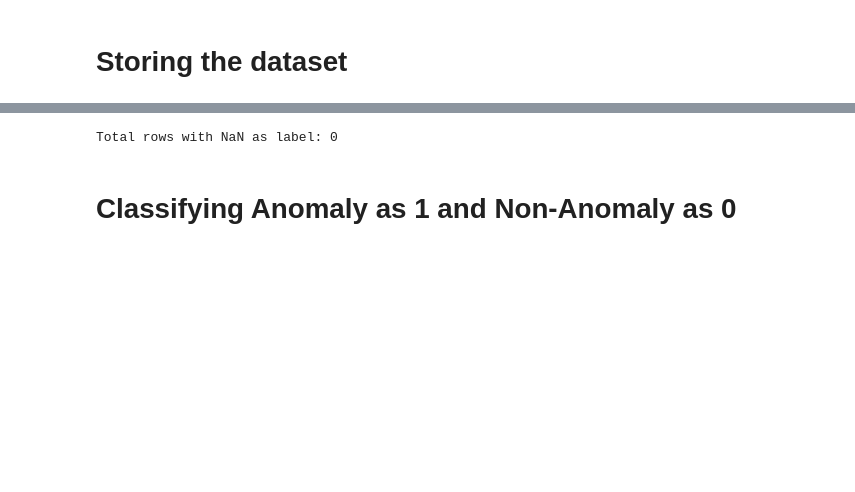
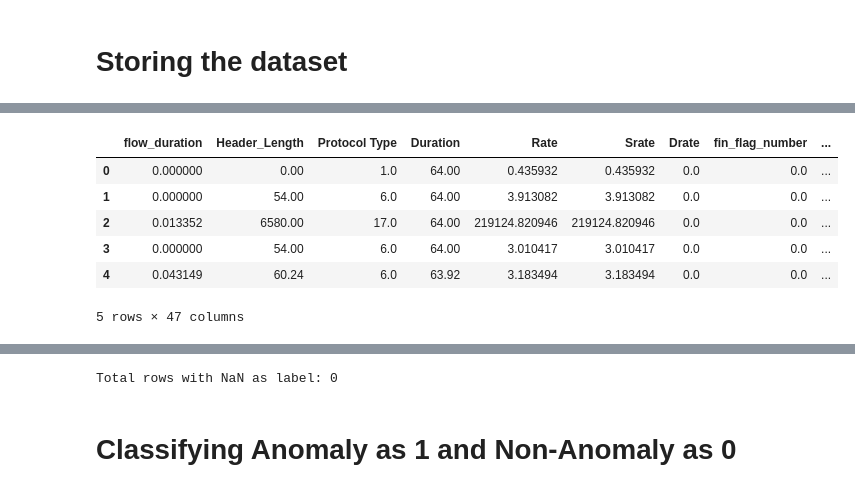
Before and after one commit to Faareh-Ahmed/Anomaly-Detection, a Jupyter notebook: Copy_of_Anomaly_Detection.ipynb, the cells around one changed output, grey strips where cells are left out. Cells and saved outputs as stored; diff of their text form; code cells hidden in the pictures; blank space fills up the shorter version.

```diff
--- a/Copy_of_Anomaly_Detection.ipynb
+++ b/Copy_of_Anomaly_Detection.ipynb
@@ -46,0 +47,10 @@ memory usage: 205.4+ MB
+# %%
+data.head()
+# %% [output]
+|  | flow_duration | Header_Length | Protocol Type | Duration | Rate | Srate | Drate | fin_flag_number | ... |
+| 0 | 0.000000 | 0.00 | 1.0 | 64.00 | 0.435932 | 0.435932 | 0.0 | 0.0 | ... |
+| 1 | 0.000000 | 54.00 | 6.0 | 64.00 | 3.913082 | 3.913082 | 0.0 | 0.0 | ... |
+| 2 | 0.013352 | 6580.00 | 17.0 | 64.00 | 219124.820946 | 219124.820946 | 0.0 | 0.0 | ... |
+| 3 | 0.000000 | 54.00 | 6.0 | 64.00 | 3.010417 | 3.010417 | 0.0 | 0.0 | ... |
+| 4 | 0.043149 | 60.24 | 6.0 | 63.92 | 3.183494 | 3.183494 | 0.0 | 0.0 | ... |
+5 rows × 47 columns
```
Also changed, not shown: parts of 28 cells of this notebook.
